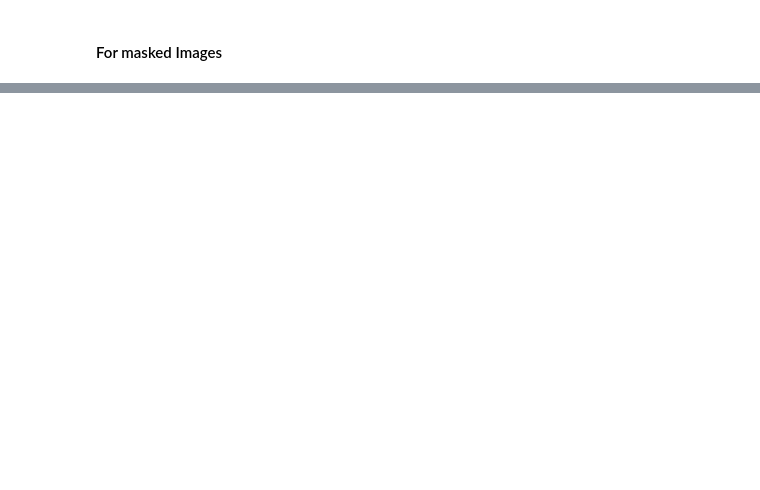
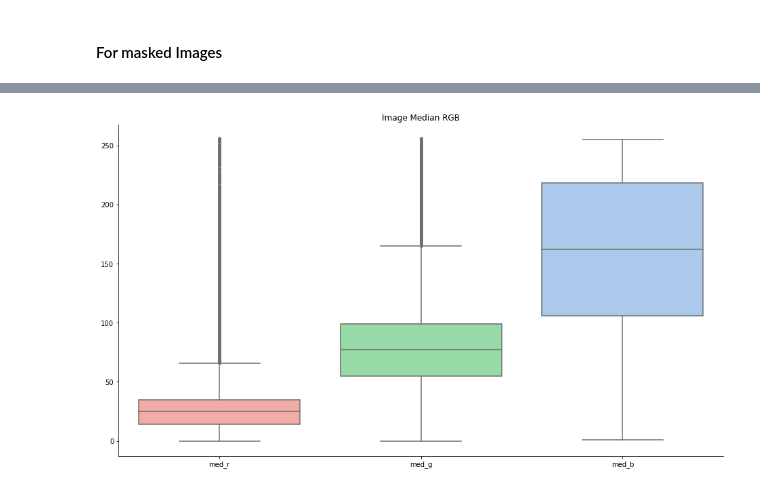
Before and after one commit to migueLib/master_thesis, a Jupyter notebook: notebooks/methods_exploration.ipynb, the cells around one changed output, grey strips where cells are left out. Saved outputs shown, nothing was run; the diff lists cells and outputs as text; code cells hidden in the pictures; blank space fills up the shorter version.

```diff
--- a/notebooks/methods_exploration.ipynb
+++ b/notebooks/methods_exploration.ipynb
@@ -146,0 +187,8 @@ ValueError: zero-size array to reduction operation minimum which has no identity
+# %%
+f, ax = plt.subplots(1, 1, figsize=(16,9))
+sns.boxplot(data=ukbb_thr_stats[["med_r","med_g","med_b"]])
+ax.set_title("Image Median RGB")
+sns.despine()
+f.savefig(abspath("./out/figures/stats_thr-med.png"))
+# %% [output]
+[figure, added]
```
Also changed, not shown: parts of 12 cells of this notebook, 1 other file.
